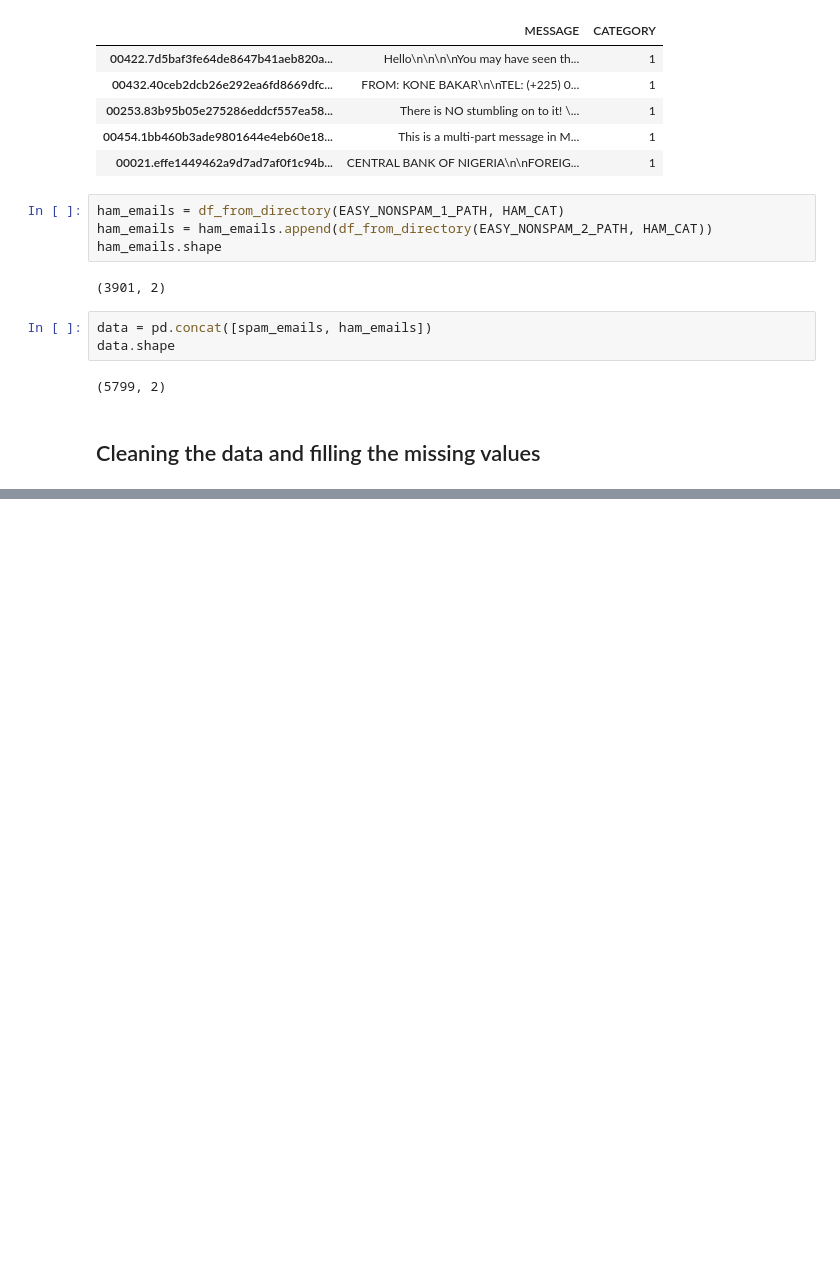
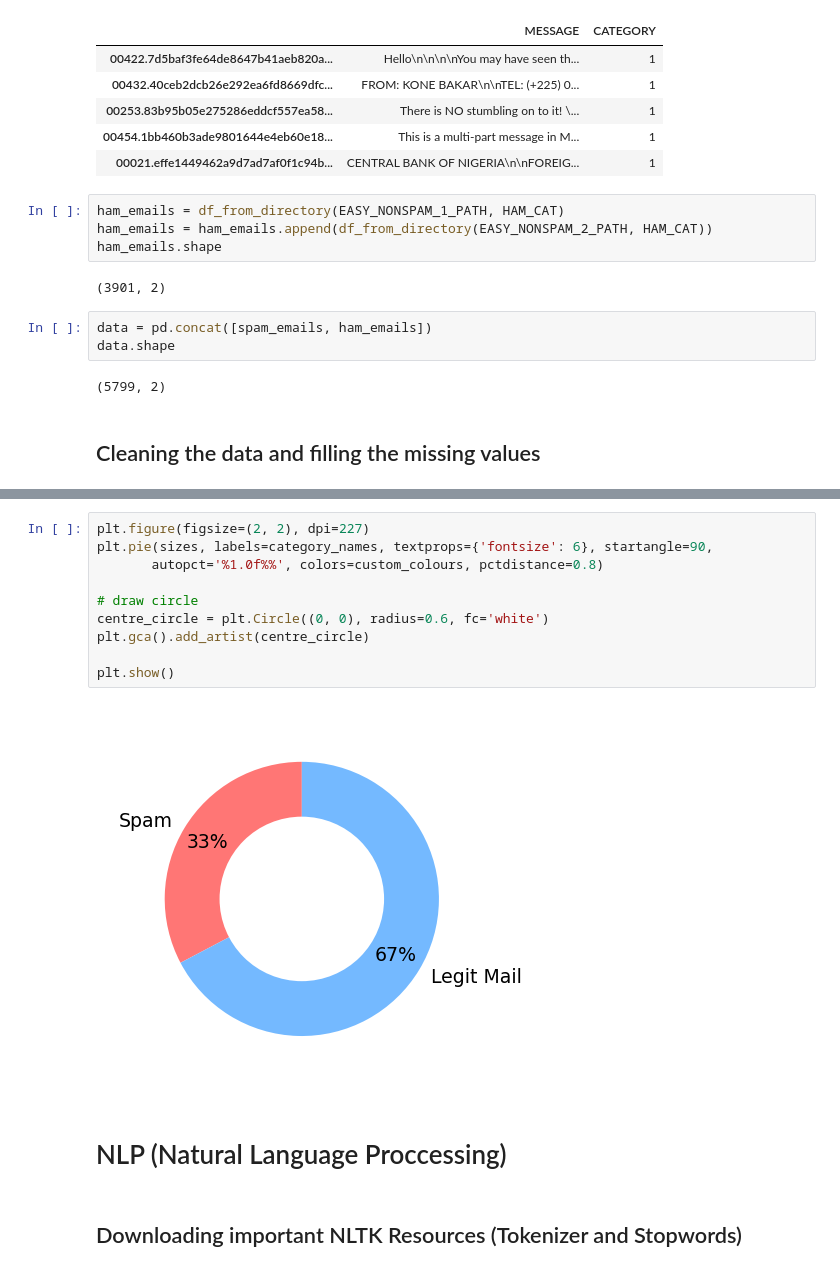
Before and after one commit to suyashmadhesia/spam-mail-classifier, a Jupyter notebook: Spam Classifier.ipynb, the cells around one changed output, grey strips where cells are left out. Drawn from its saved outputs; the diff is of its cells as text; blank space fills up the shorter version.

Commit message:
email processing, extraction and nltk

```diff
--- a/Spam Classifier.ipynb
+++ b/Spam Classifier.ipynb
@@ -164,0 +231,16 @@ data.shape
+# %%
+plt.figure(figsize=(2, 2), dpi=227)
+plt.pie(sizes, labels=category_names, textprops={'fontsize': 6}, startangle=90,
+       autopct='%1.0f%%', colors=custom_colours, pctdistance=0.8)
+
+# draw circle
+centre_circle = plt.Circle((0, 0), radius=0.6, fc='white')
+plt.gca().add_artist(centre_circle)
+
+plt.show()
+# %% [output]
+[figure, added]
+# %% [markdown]
+# NLP (Natural Language Proccessing)
+# %% [markdown]
+## Downloading important NLTK Resources (Tokenizer and Stopwords)
```
Also changed, not shown: parts of 27 cells of this notebook, 1 other file.
